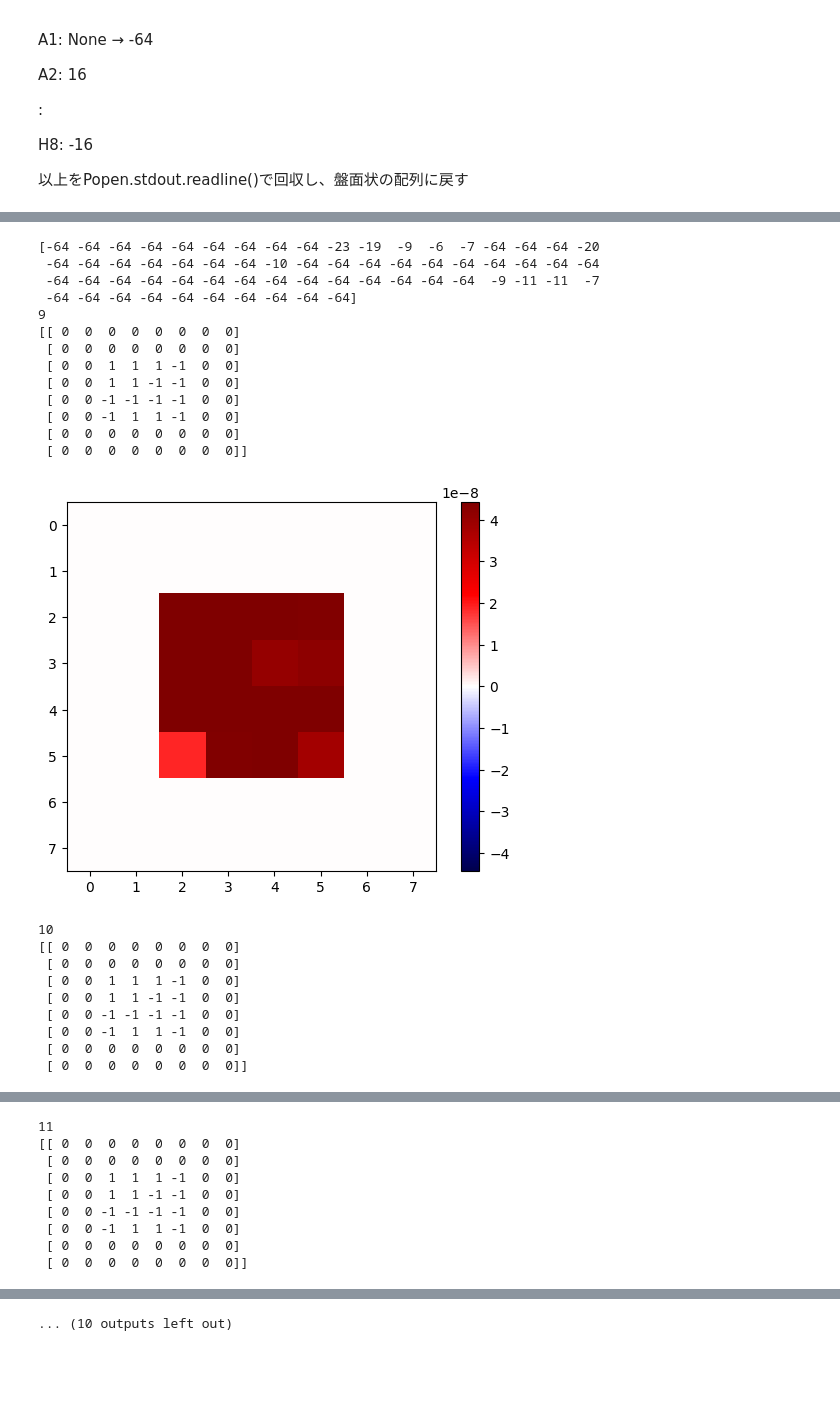
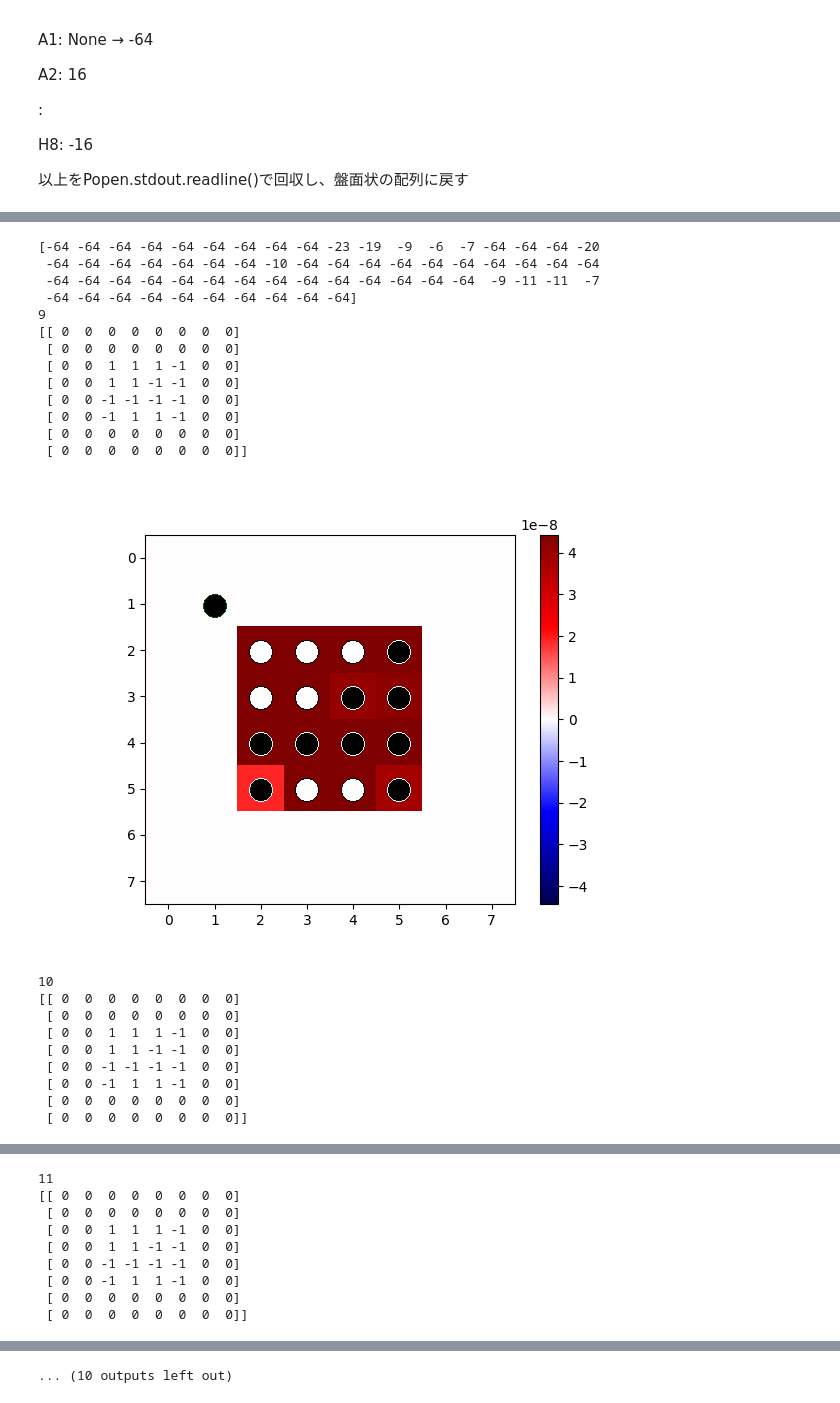
Before and after one commit to KKitamuraCCE/MyEgaroucid, a Jupyter notebook: MyEgaroucid.ipynb, the cells around one changed output, grey strips where cells are left out. Drawn from its saved outputs; the diff is of its cells as text; code cells hidden in the pictures; blank space fills up the shorter version.

```diff
--- a/MyEgaroucid.ipynb
+++ b/MyEgaroucid.ipynb
@@ -1239,7 +1238,7 @@ setboard ------------------WWWB----WWBB----BBBB----BWWB------------------B
   0  0  1  1 -1 -1  0  0  0  0 -1 -1 -1 -1  0  0  0  0 -1  1  1 -1  0  0
   0  0  0  0  0  0  0  0  0  0  0  0  0  0  0  0]
 # %%
-import matplotlib.pyplot as plt
+#import matplotlib.pyplot as plt
 #aを固定
 
 print(eval_0)
@@ -1252,15 +1251,15 @@ for a in range(64):
         banmen = numpy.zeros(64)
 
 
-        board_0 = numpy.array([[0,0,0,0,0,0,0,0],
-                            [0,0,0,0,0,0,0,0],
-                            [0,0,1,1,1,-1,0,0],
-                            [0,0,1,1,-1,-1,0,0],
-                            [0,0,-1,-1,-1,-1,0,0],
-                            [0,0,-1,1,1,-1,0,0],
-                            [0,0,0,0,0,0,0,0],
-                            [0,0,0,0,0,0,0,0]])
-        board_0 = numpy.reshape(board_0,64)
+        # board_0 = numpy.array([[0,0,0,0,0,0,0,0],
+        #                     [0,0,0,0,0,0,0,0],
+        #                     [0,0,1,1,1,-1,0,0],
+        #                     [0,0,1,1,-1,-1,0,0],
+        #                     [0,0,-1,-1,-1,-1,0,0],
+        #                     [0,0,-1,1,1,-1,0,0],
+        #                     [0,0,0,0,0,0,0,0],
+        #                     [0,0,0,0,0,0,0,0]])
+        # board_0 = numpy.reshape(board_0,64)
         #print(board_0)
 
 
@@ -1281,35 +1280,82 @@ for a in range(64):
             #print(x)
 
 
 
         #print(numpy.reshape(banmen,(8,8)))
 
         plt.rcParams["image.cmap"] = "seismic"
 
         print(a)
         print(numpy.reshape(board_0,(8,8)))
         data = numpy.reshape(banmen,(8,8))
         fig, ax = plt.subplots()
         absmax = numpy.max(numpy.abs(banmen))
         im = ax.imshow(data,vmin=-1*absmax,vmax=absmax)
         #plt.clim(-16,16)
         plt.colorbar(im)
-        plt.show()
+        #plt.show()
+
+        fig.canvas.draw()
+        img = Image.fromarray(numpy.array(fig.canvas.renderer.buffer_rgba()))
+        plt.close()
+
+
+
+
+
+
+        draw = ImageDraw.Draw(img)
+
+        #(108,60) 46x8 23 11.5
+
+        for y in range(64):
+            if board_0[y] == 1:
+                #白描画
+                draw.ellipse((108+11.5+46*(y % 8), 60+11.5+46*(y // 8 ),
+                              108+34.5+46*(y % 8), 60+34.5+46*(y // 8)),
+                              fill=(255, 255, 255), outline=(0, 0, 0))
+
+
+            elif board_0[y] == -1:
+                #黒描画
+                draw.ellipse((108+11.5+46*(y % 8), 60+11.5+46*(y // 8 ),
+                              108+34.5+46*(y % 8), 60+34.5+46*(y // 8)),
+                              fill=(0, 0, 0), outline=(255, 255, 255))
+                #draw.ellipse((210+47, 160+46.5, 235+47, 185+47), fill=(255, 255, 255), outline=(0, 0, 0))
+
+        #指し手
+        turn = -1
+        if turn == 1:
+            c = 255
+        elif turn == -1:
+            c = 0
+        draw.ellipse((108+11.5+46*(a % 8), 60+11.5+46*(a // 8 ),
+                      108+34.5+46*(a % 8), 60+34.5+46*(a // 8)),
+                      fill=(c, c, c), outline=(0, 85, 0))
+
+
+
+
+        #draw.rectangle((210+47, 160+46.5, 235+47, 185+47), fill=(255, 255, 255), outline=(0, 255, 0))
+        #
+        #draw.text()
+
+        img.show()
 # %% [output]
 [-64 -64 -64 -64 -64 -64 -64 -64 -64 -23 -19  -9  -6  -7 -64 -64 -64 -20
  -64 -64 -64 -64 -64 -64 -64 -10 -64 -64 -64 -64 -64 -64 -64 -64 -64 -64
  -64 -64 -64 -64 -64 -64 -64 -64 -64 -64 -64 -64 -64 -64  -9 -11 -11  -7
  -64 -64 -64 -64 -64 -64 -64 -64 -64 -64]
 9
 [[ 0  0  0  0  0  0  0  0]
  [ 0  0  0  0  0  0  0  0]
  [ 0  0  1  1  1 -1  0  0]
  [ 0  0  1  1 -1 -1  0  0]
  [ 0  0 -1 -1 -1 -1  0  0]
  [ 0  0 -1  1  1 -1  0  0]
  [ 0  0  0  0  0  0  0  0]
  [ 0  0  0  0  0  0  0  0]]
-[figure, old version]
+[figure, new version]
 10
 [[ 0  0  0  0  0  0  0  0]
  [ 0  0  0  0  0  0  0  0]
```
Also changed, not shown: parts of 8 cells of this notebook.
